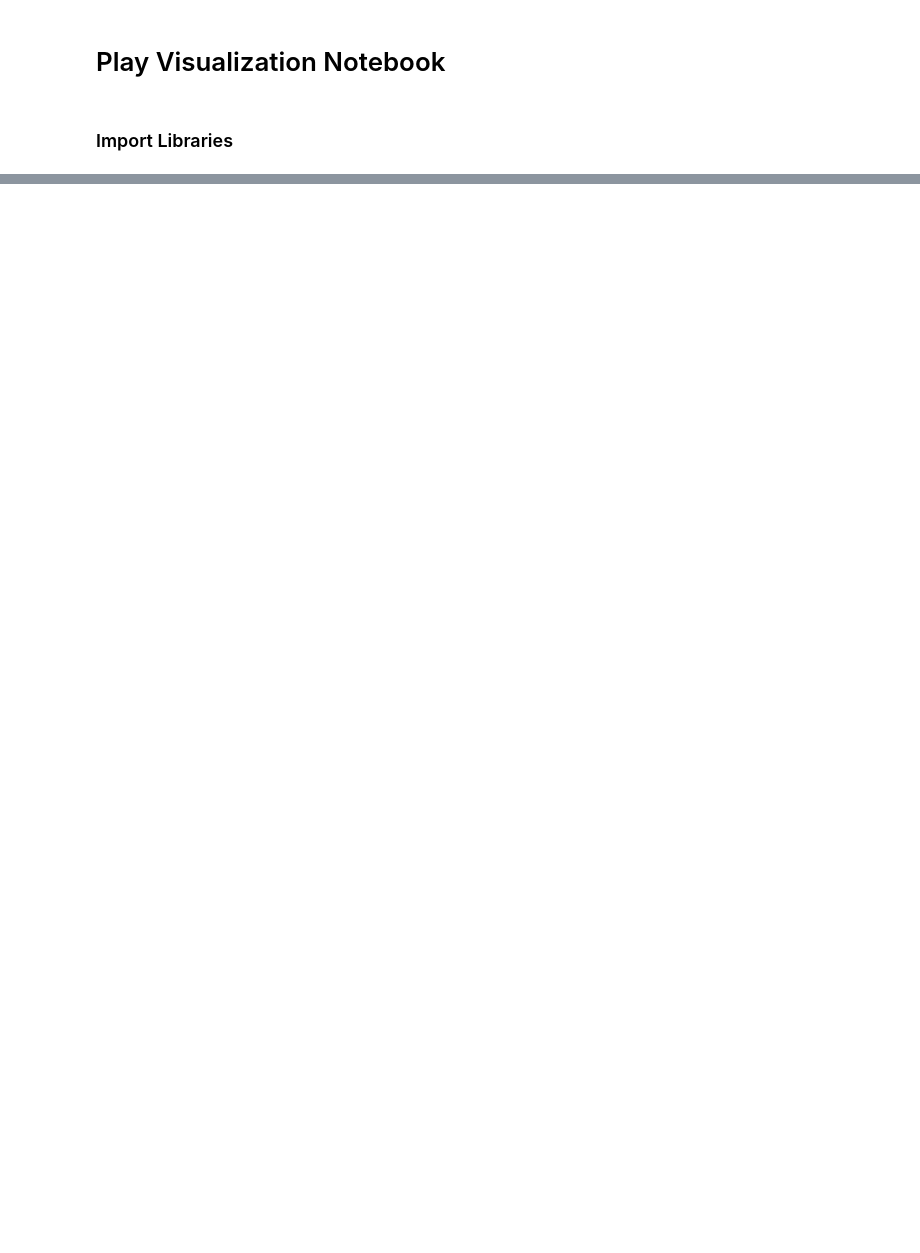
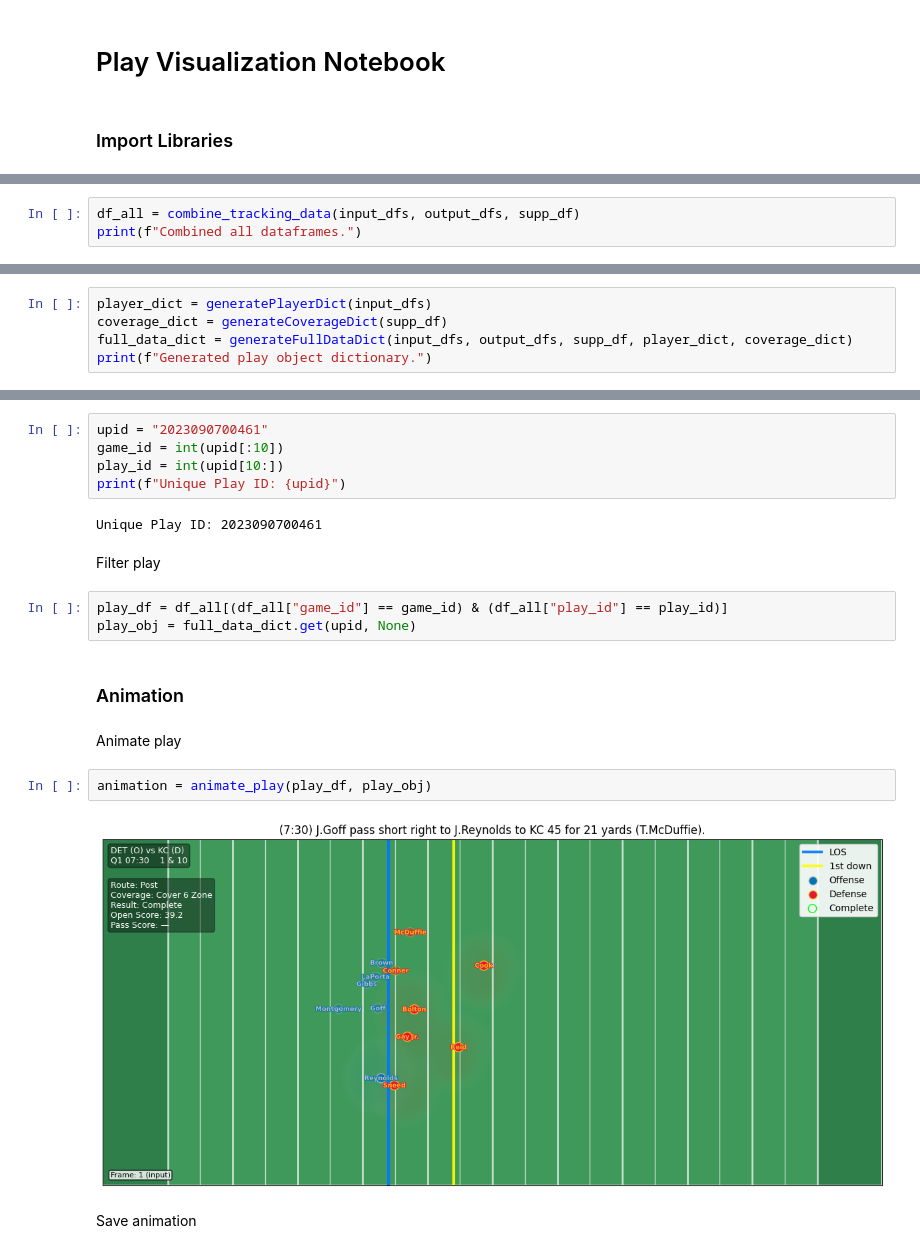
Before and after one commit to cwphung/databowl_2025, a Jupyter notebook: play_visualizer.ipynb, the cells around one changed output, grey strips where cells are left out. Drawn from its saved outputs; the diff is of its cells as text; blank space fills up the shorter version.

```diff
--- a/play_visualizer.ipynb
+++ b/play_visualizer.ipynb
@@ -623,0 +57,3 @@ anim.save("play_animation.mp4", writer="ffmpeg", fps=10, dpi=150)
+# %%
+df_all = combine_tracking_data(input_dfs, output_dfs, supp_df)
+print(f"Combined all dataframes.")
@@ -623,0 +64,5 @@ anim.save("play_animation.mp4", writer="ffmpeg", fps=10, dpi=150)
+# %%
+player_dict = generatePlayerDict(input_dfs)
+coverage_dict = generateCoverageDict(supp_df)
+full_data_dict = generateFullDataDict(input_dfs, output_dfs, supp_df, player_dict, coverage_dict)
+print(f"Generated play object dictionary.")
@@ -623,0 +76,22 @@ anim.save("play_animation.mp4", writer="ffmpeg", fps=10, dpi=150)
+# %%
+upid = "2023090700461"
+game_id = int(upid[:10])
+play_id = int(upid[10:])
+print(f"Unique Play ID: {upid}")
+# %% [output]
+Unique Play ID: 2023090700461
+# %% [markdown]
+Filter play
+# %%
+play_df = df_all[(df_all["game_id"] == game_id) & (df_all["play_id"] == play_id)]
+play_obj = full_data_dict.get(upid, None)
+# %% [markdown]
+### Animation
+# %% [markdown]
+Animate play
+# %%
+animation = animate_play(play_df, play_obj)
+# %% [output]
+[figure, added]
+# %% [markdown]
+Save animation
```
Also changed, not shown: parts of 46 cells of this notebook.
